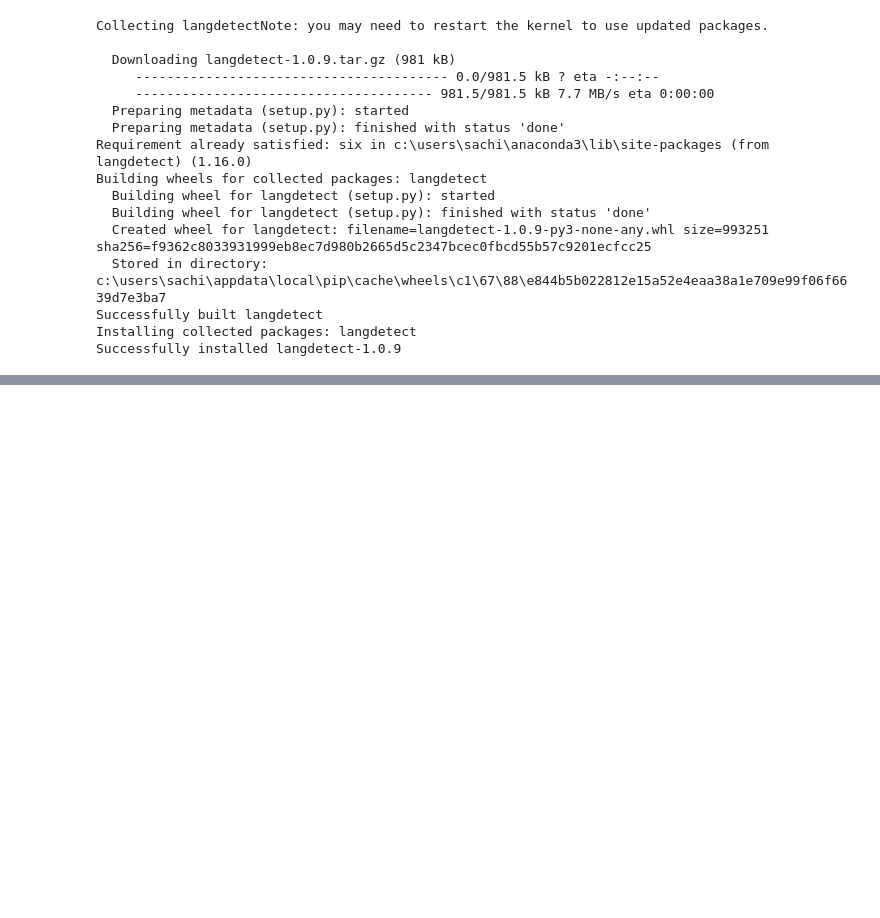
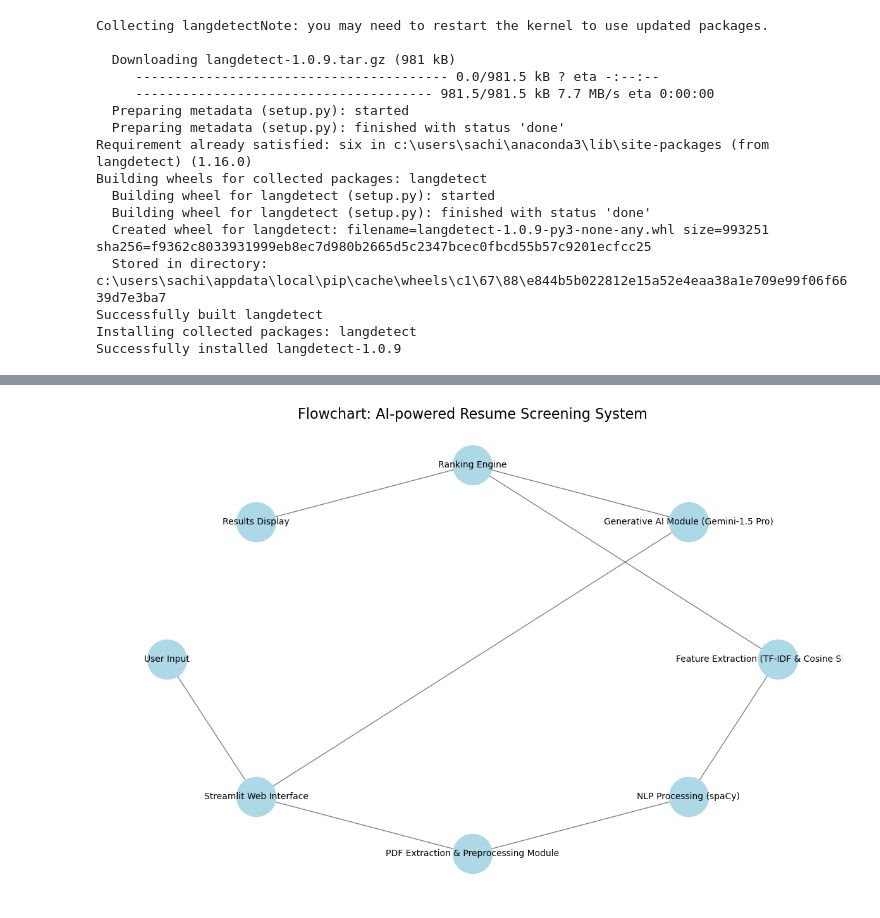
Before and after one commit to Sachin-Tambe/EDU, a Jupyter notebook: Untitled.ipynb, the cells around one changed output, grey strips where cells are left out. Drawn from its saved outputs; the diff is of its cells as text; code cells hidden in the pictures; blank space fills up the shorter version.

```diff
--- a/Untitled.ipynb
+++ b/Untitled.ipynb
@@ -103,0 +114,54 @@ Successfully installed langdetect-1.0.9
+# %%
+import networkx as nx
+import matplotlib.pyplot as plt
+
+# Create a directed graph
+G = nx.DiGraph()
+
+# Define nodes for each module in the system
+nodes = [
+    "User Input",
+    "Streamlit Web Interface",
+    "PDF Extraction & Preprocessing Module",
+    "NLP Processing (spaCy)",
+    "Feature Extraction (TF-IDF & Cosine Similarity)",
+    "Generative AI Module (Gemini-1.5 Pro)",
+    "Ranking Engine",
+    "Results Display"
+]
+
+# Add nodes to the graph
+G.add_nodes_from(nodes)
+
+# Define edges (connections) between nodes
+edges = [
+    ("User Input", "Streamlit Web Interface"),
+    ("Streamlit Web Interface", "PDF Extraction & Preprocessing Module"),
+    ("PDF Extraction & Preprocessing Module", "NLP Processing (spaCy)"),
+    ("NLP Processing (spaCy)", "Feature Extraction (TF-IDF & Cosine Similarity)"),
+    ("Streamlit Web Interface", "Generative AI Module (Gemini-1.5 Pro)"),
+    ("Feature Extraction (TF-IDF & Cosine Similarity)", "Ranking Engine"),
+    ("Generative AI Module (Gemini-1.5 Pro)", "Ranking Engine"),
+    ("Ranking Engine", "Results Display")
+]
+
+G.add_edges_from(edges)
+
+# Generate positions for the nodes using a shell layout for a hierarchical appearance
+pos = nx.shell_layout(G)
+
+# Draw the nodes, edges, and labels
+plt.figure(figsize=(12, 8))
+nx.draw_networkx_nodes(G, pos, node_size=2000, node_color='lightblue')
+nx.draw_networkx_edges(G, pos, arrowstyle='->', arrowsize=20, edge_color='gray')
+nx.draw_networkx_labels(G, pos, font_size=10, font_family='sans-serif')
+
+plt.title("Flowchart: AI-powered Resume Screening System", fontsize=16)
+plt.axis('off')
+plt.tight_layout()
+
+# Save the flowchart as an image file
+plt.savefig("flowchart_networkx.png", format="PNG")
+plt.show()
+# %% [output]
+[figure, added]
```
Also changed, not shown: parts of 3 cells of this notebook, 4 other files.
